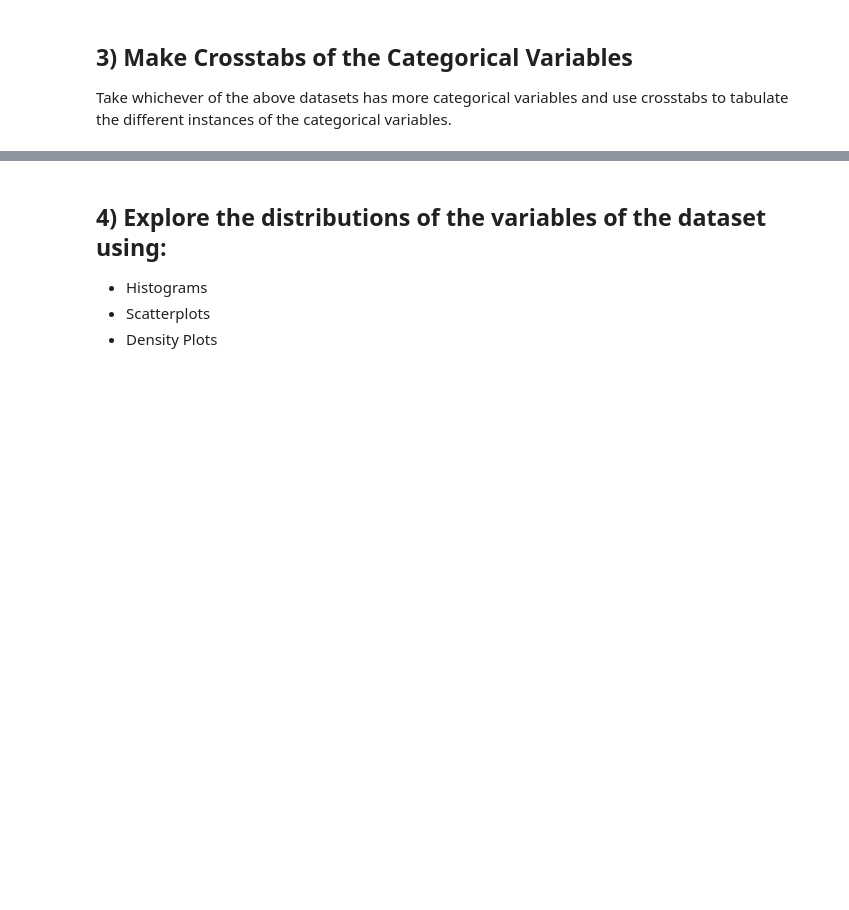
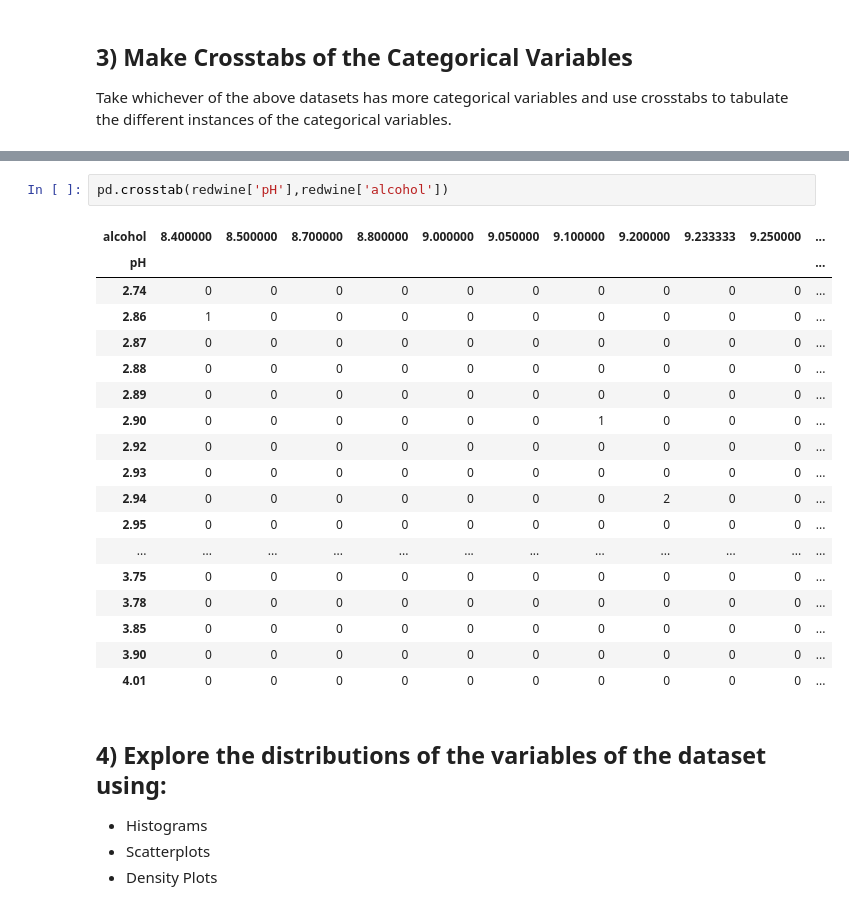
Before and after one commit to daniela500/DS-Unit-1-Sprint-1-Data-Wrangling-and-Storytelling, a Jupyter notebook: module1-exploratory-data-analysis/LS_DS_111_Exploratory_Data_Analysis_Assignment.ipynb, the cells around one changed output, grey strips where cells are left out. Saved outputs shown, nothing was run; the diff lists cells and outputs as text; blank space fills up the shorter version.

```diff
--- a/module1-exploratory-data-analysis/LS_DS_111_Exploratory_Data_Analysis_Assignment.ipynb
+++ b/module1-exploratory-data-analysis/LS_DS_111_Exploratory_Data_Analysis_Assignment.ipynb
@@ -111,3 +190,24 @@ Take whichever of the above datasets has more categorical variables and use cros
+# %%
+pd.crosstab(redwine['pH'],redwine['alcohol'])
+# %% [output]
+| alcohol | 8.400000 | 8.500000 | 8.700000 | 8.800000 | 9.000000 | 9.050000 | 9.100000 | 9.200000 | 9.233333 | 9.250000 | ... |
+| pH |  |  |  |  |  |  |  |  |  |  | ... |
+| 2.74 | 0 | 0 | 0 | 0 | 0 | 0 | 0 | 0 | 0 | 0 | ... |
+| 2.86 | 1 | 0 | 0 | 0 | 0 | 0 | 0 | 0 | 0 | 0 | ... |
+| 2.87 | 0 | 0 | 0 | 0 | 0 | 0 | 0 | 0 | 0 | 0 | ... |
+| 2.88 | 0 | 0 | 0 | 0 | 0 | 0 | 0 | 0 | 0 | 0 | ... |
+| 2.89 | 0 | 0 | 0 | 0 | 0 | 0 | 0 | 0 | 0 | 0 | ... |
+| 2.90 | 0 | 0 | 0 | 0 | 0 | 0 | 1 | 0 | 0 | 0 | ... |
+| 2.92 | 0 | 0 | 0 | 0 | 0 | 0 | 0 | 0 | 0 | 0 | ... |
+| 2.93 | 0 | 0 | 0 | 0 | 0 | 0 | 0 | 0 | 0 | 0 | ... |
+| 2.94 | 0 | 0 | 0 | 0 | 0 | 0 | 0 | 2 | 0 | 0 | ... |
+| 2.95 | 0 | 0 | 0 | 0 | 0 | 0 | 0 | 0 | 0 | 0 | ... |
+| ... | ... | ... | ... | ... | ... | ... | ... | ... | ... | ... | ... |
+| 3.75 | 0 | 0 | 0 | 0 | 0 | 0 | 0 | 0 | 0 | 0 | ... |
+| 3.78 | 0 | 0 | 0 | 0 | 0 | 0 | 0 | 0 | 0 | 0 | ... |
+| 3.85 | 0 | 0 | 0 | 0 | 0 | 0 | 0 | 0 | 0 | 0 | ... |
+| 3.90 | 0 | 0 | 0 | 0 | 0 | 0 | 0 | 0 | 0 | 0 | ... |
+| 4.01 | 0 | 0 | 0 | 0 | 0 | 0 | 0 | 0 | 0 | 0 | ... |
 # %% [markdown]
 ## 4) Explore the distributions of the variables of the dataset using:
 - Histograms
```
Also changed, not shown: parts of 12 cells of this notebook.
